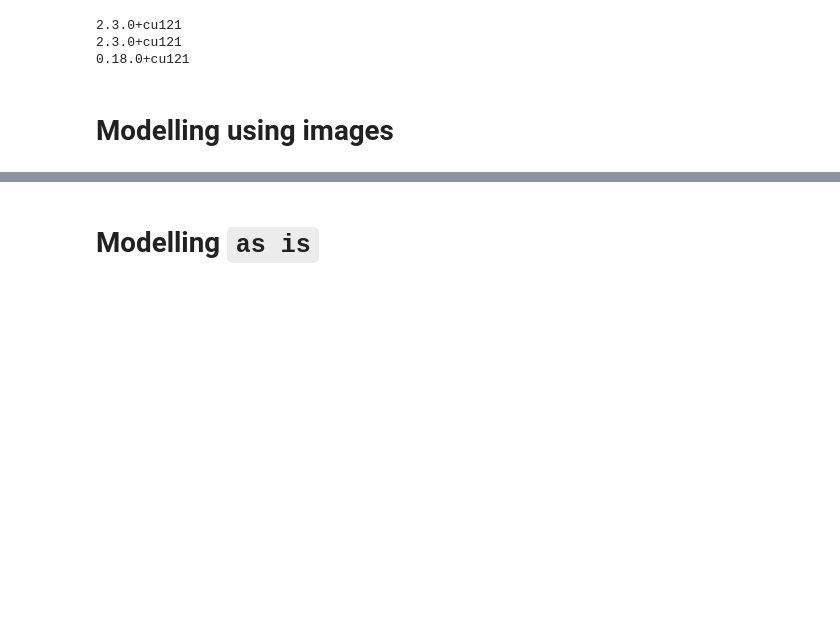
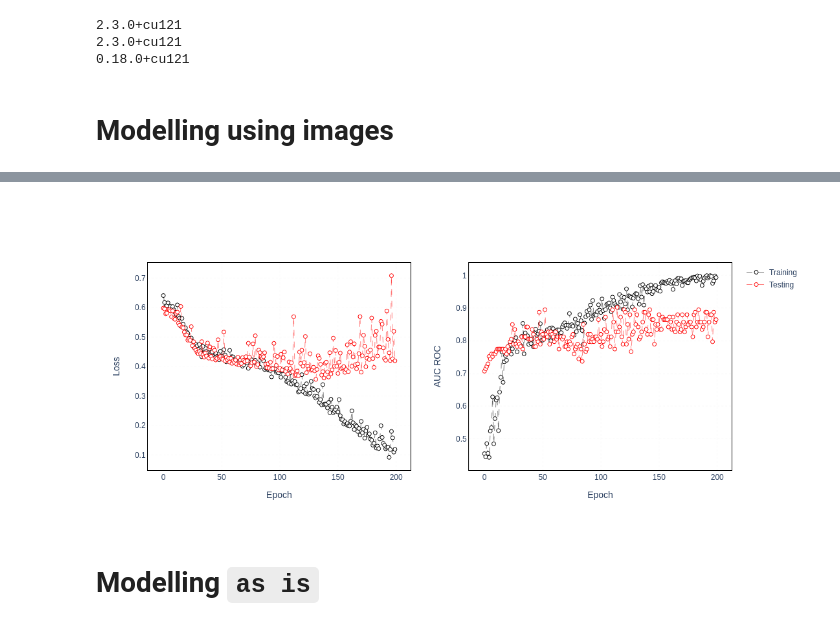
Before and after one commit to dspetukhov/podcast-popularity-classification, a Jupyter notebook: 08_modelling_mfcc.ipynb, the cells around one changed output, grey strips where cells are left out. Saved outputs shown, nothing was run; the diff lists cells and outputs as text; code cells hidden in the pictures; blank space fills up the shorter version.

```diff
--- a/08_modelling_mfcc.ipynb
+++ b/08_modelling_mfcc.ipynb
@@ -246,3 +210,7 @@ Epoch: 199 | Training loss: 0.5928 | Testing loss: 0.5831 | Training AUC: 0.5609
+# %%
+Image('artifacts/08_mfcc_images.png')
+# %% [output]
+[figure, added]
 # %% [markdown]
 # Modelling `as is`
 # %%
```
Also changed, not shown: parts of 21 cells of this notebook, 6 other files.
